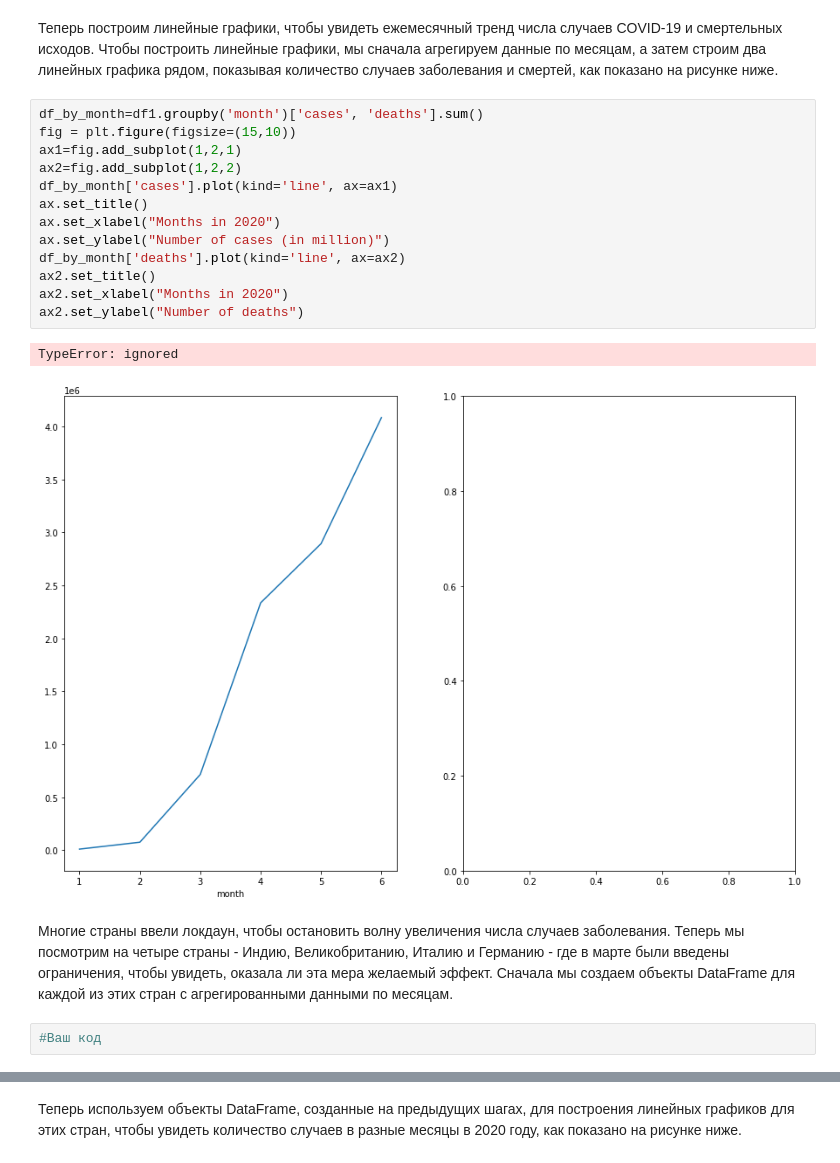
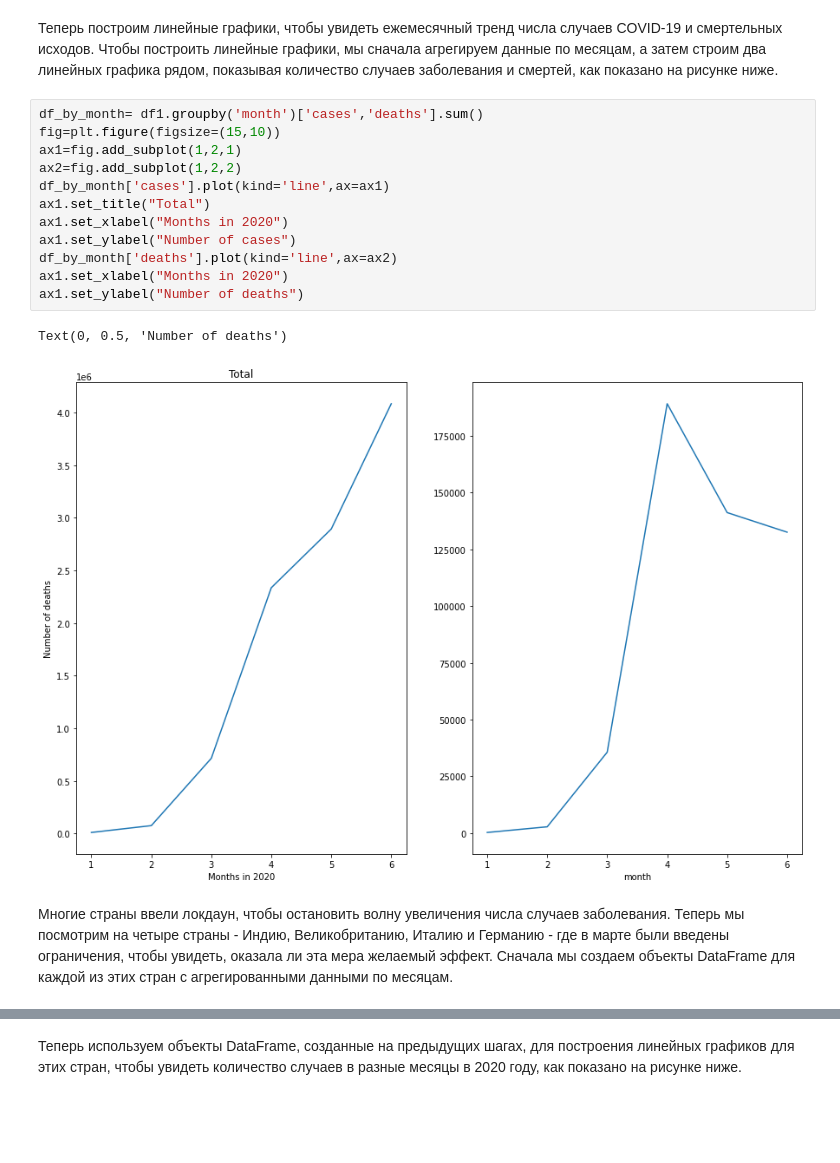
Before and after one commit to AnastasiaaAlekseichuk/practice, a Jupyter notebook: Практика_4_3_Алексейчук_Case_2,_3.ipynb, the cells around one changed output, grey strips where cells are left out. Saved outputs shown, nothing was run; the diff lists cells and outputs as text; blank space fills up the shorter version.

```diff
--- a/Практика_4_3_Алексейчук_Case_2,_3.ipynb
+++ b/Практика_4_3_Алексейчук_Case_2,_3.ipynb
@@ -734,23 +757,20 @@ Text(0, 0.5, 'Number of deaths')
 Теперь  построим линейные графики, чтобы увидеть ежемесячный тренд числа случаев COVID-19 и смертельных исходов.
 Чтобы построить линейные графики, мы сначала агрегируем данные по месяцам, а затем строим два линейных графика рядом, показывая количество случаев заболевания и смертей, как показано на рисунке ниже.
 # %%
-df_by_month=df1.groupby('month')['cases', 'deaths'].sum()
-fig = plt.figure(figsize=(15,10))
+df_by_month= df1.groupby('month')['cases','deaths'].sum()
+fig=plt.figure(figsize=(15,10))
 ax1=fig.add_subplot(1,2,1)
 ax2=fig.add_subplot(1,2,2)
-df_by_month['cases'].plot(kind='line', ax=ax1)
-ax.set_title()
-ax.set_xlabel("Months in 2020")
-ax.set_ylabel("Number of cases (in million)")
-df_by_month['deaths'].plot(kind='line', ax=ax2)
-ax2.set_title()
-ax2.set_xlabel("Months in 2020")
-ax2.set_ylabel("Number of deaths")
+df_by_month['cases'].plot(kind='line',ax=ax1)
+ax1.set_title("Total")
+ax1.set_xlabel("Months in 2020")
+ax1.set_ylabel("Number of cases")
+df_by_month['deaths'].plot(kind='line',ax=ax2)
+ax1.set_xlabel("Months in 2020")
+ax1.set_ylabel("Number of deaths")
 # %% [output]
-TypeError: ignored
+Text(0, 0.5, 'Number of deaths')
-[figure, old version]
+[figure, new version]
 # %% [markdown]
 Многие страны ввели локдаун, чтобы остановить волну увеличения числа случаев заболевания. Теперь мы посмотрим на четыре страны - Индию, Великобританию, Италию и Германию - где в марте были введены ограничения, чтобы увидеть, оказала ли эта мера желаемый эффект.
 Сначала мы создаем объекты DataFrame для каждой из этих стран с агрегированными данными по месяцам.
-# %%
-#Ваш код
```
Also changed, not shown: parts of 18 cells of this notebook.
